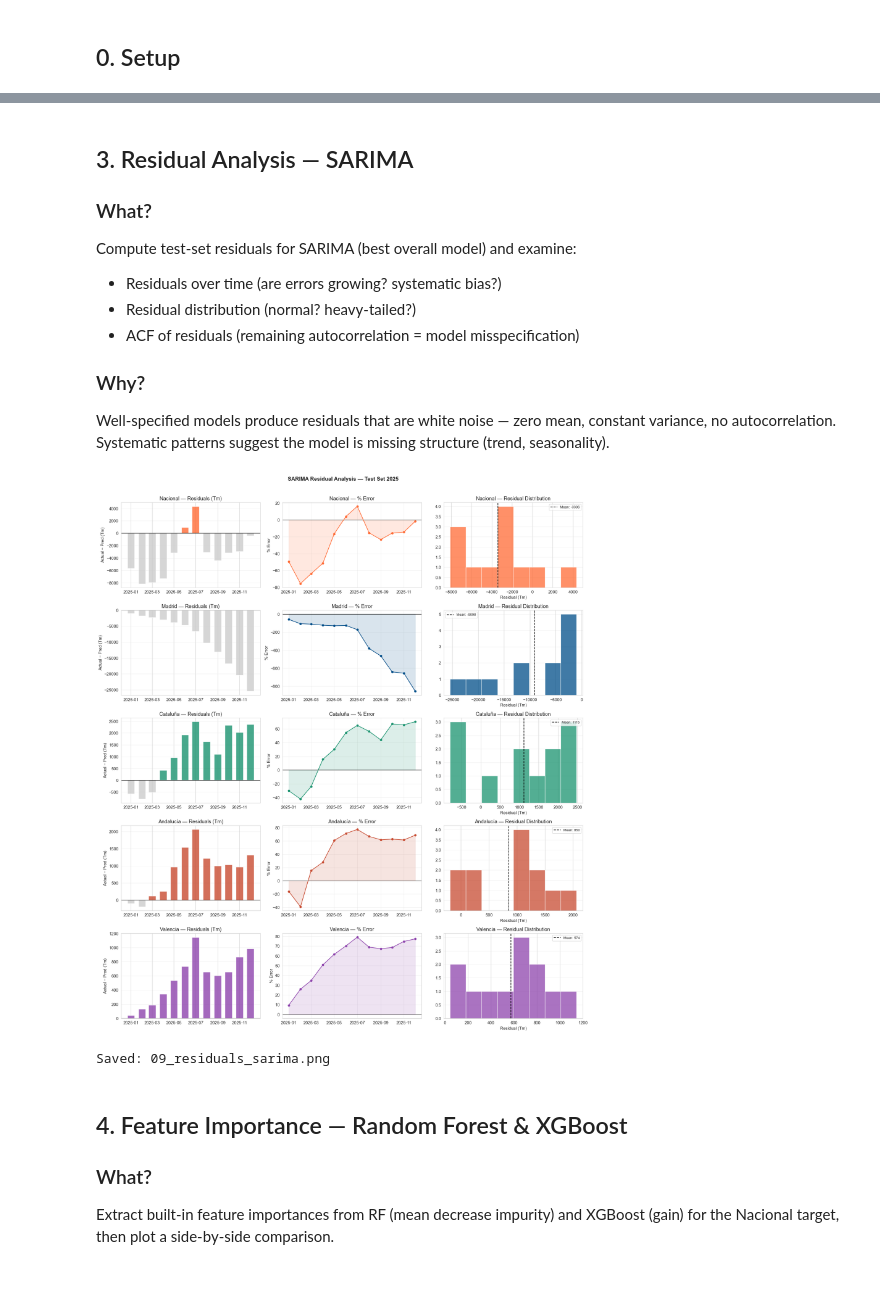
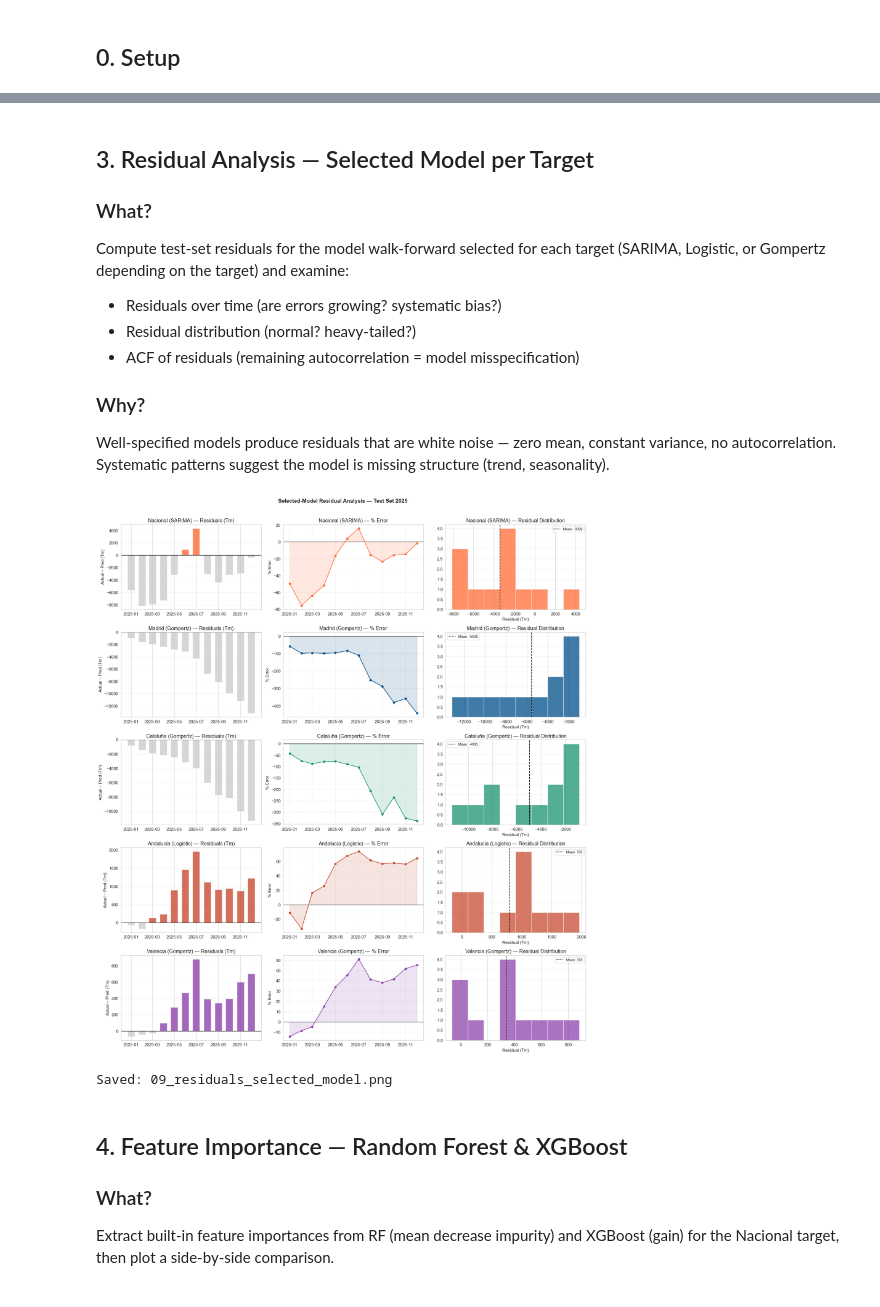
Before and after one commit to albertojrc/repsol-capstone, a Jupyter notebook: notebooks/09_evaluation.ipynb, the cells around one changed output, grey strips where cells are left out. Saved outputs shown, nothing was run; the diff lists cells and outputs as text; code cells hidden in the pictures.

```diff
--- a/notebooks/09_evaluation.ipynb
+++ b/notebooks/09_evaluation.ipynb
@@ -56,6 +56,9 @@ MODEL_COLORS = {
     'SARIMA':         '#2C7BB6',
     'Random Forest':  '#1A936F',
     'XGBoost':        '#D7191C',
+    'Logistic':       '#E8A33D',
+    'Gompertz':       '#5C3D5E',
+    'Ridge':          '#777777',
 }
 # Only the _lag1 macro features are used -- the contemporaneous IPI_original /
 # IPC_var_anual / Tasa_paro values are not actually known at forecast time
@@ -159,8 +162,10 @@ Andalucía SARIMA    897.9   1077.0   52.5     -1.924
 # %%
 fig, axes = plt.subplots(1, 2, figsize=(16, 6))
-models = ['SARIMA', 'Random Forest', 'XGBoost']
+# Ridge excluded from this chart: its MAPE/MAE are orders of magnitude larger
+# than every other candidate and would flatten the rest of the bars to zero.
+models = ['SARIMA', 'Logistic', 'Gompertz', 'Random Forest', 'XGBoost']
 x = np.arange(len(TARGETS))
-w = 0.25
+w = 0.15
 
 for ax, metric in zip(axes, ['MAPE', 'MAE']):
     for i, mdl in enumerate(models):
@@ -168,16 +173,16 @@ for ax, metric in zip(axes, ['MAPE', 'MAE']):
                 if len(df_metrics.loc[(df_metrics['Target']==t) & (df_metrics['Model']==mdl)]) > 0
                 else np.nan for t in TARGETS]
         bars = ax.bar(x + i*w, vals, width=w, label=mdl,
-                      color=list(MODEL_COLORS.values())[i], alpha=0.85, edgecolor='white')
+                      color=MODEL_COLORS.get(mdl, '#888888'), alpha=0.85, edgecolor='white')
         for bar, v in zip(bars, vals):
             if not np.isnan(v):
                 ax.text(bar.get_x() + bar.get_width()/2, bar.get_height() + (1 if metric=='MAPE' else 50),
-                        f'{v:.0f}', ha='center', va='bottom', fontsize=8)
-    ax.set_xticks(x + w)
+                        f'{v:.0f}', ha='center', va='bottom', fontsize=7)
+    ax.set_xticks(x + w*2)
     ax.set_xticklabels(TARGETS, fontsize=10)
     ax.set_ylabel(f'{metric} {"(%)" if metric=="MAPE" else "(Tm)"}')
     ax.set_title(f'{metric} by Model and Target — Test Set 2025')
-    ax.legend()
+    ax.legend(fontsize=8)
     ax.grid(True, alpha=0.3, axis='y')
 
 plt.suptitle('Model Performance Comparison — Biodiesel Diesel Nexa', fontsize=13, fontweight='bold')
@@ -243,9 +248,10 @@ print('Saved: 08_actual_vs_pred_all.png')
 Saved: 08_actual_vs_pred_all.png
 # %% [markdown]
-## 3. Residual Analysis — SARIMA
+## 3. Residual Analysis — Selected Model per Target
 
 ### What?
-Compute test-set residuals for SARIMA (best overall model) and examine:
+Compute test-set residuals for the model walk-forward selected for each target
+(SARIMA, Logistic, or Gompertz depending on the target) and examine:
 - Residuals over time (are errors growing? systematic bias?)
 - Residual distribution (normal? heavy-tailed?)
 - ACF of residuals (remaining autocorrelation = model misspecification)
@@ -254,54 +260,57 @@ Compute test-set residuals for SARIMA (best overall model) and examine:
 Well-specified models produce residuals that are white noise — zero mean, constant variance,
 no autocorrelation. Systematic patterns suggest the model is missing structure (trend, seasonality).
 # %%
+sel_model_map = dict(zip(df_final['Target'], df_final['Model']))
+
 fig, axes = plt.subplots(len(TARGETS), 3, figsize=(18, 4*len(TARGETS)))
 
 for row, tgt in enumerate(TARGETS):
-    sarima_df = df_pred[(df_pred['Target']==tgt) & (df_pred['Model']=='SARIMA')].copy()
-    sarima_df['Fecha'] = pd.to_datetime(sarima_df['Fecha'])
-    sarima_df['Residual'] = sarima_df['Actual'] - sarima_df['Pred']
-    sarima_df['Pct_Error'] = (sarima_df['Residual'] / sarima_df['Actual'].replace(0, np.nan)) * 100
+    sel = sel_model_map[tgt]
+    sel_df = df_pred[(df_pred['Target']==tgt) & (df_pred['Model']==sel)].copy()
+    sel_df['Fecha'] = pd.to_datetime(sel_df['Fecha'])
+    sel_df['Residual'] = sel_df['Actual'] - sel_df['Pred']
+    sel_df['Pct_Error'] = (sel_df['Residual'] / sel_df['Actual'].replace(0, np.nan)) * 100
 
     # --- Residuals over time ---
     ax0 = axes[row, 0]
     ax0.axhline(0, color='black', linewidth=1)
-    ax0.bar(sarima_df['Fecha'], sarima_df['Residual'],
-            color=[TARGET_COLORS[tgt] if r >= 0 else '#CCCCCC' for r in sarima_df['Residual']],
+    ax0.bar(sel_df['Fecha'], sel_df['Residual'],
+            color=[TARGET_COLORS[tgt] if r >= 0 else '#CCCCCC' for r in sel_df['Residual']],
             width=20, alpha=0.8)
-    ax0.set_title(f'{tgt} — Residuals (Tm)')
+    ax0.set_title(f'{tgt} ({sel}) — Residuals (Tm)')
     ax0.set_ylabel('Actual − Pred (Tm)')
     ax0.grid(True, alpha=0.3, axis='y')
 
     # --- % error over time ---
     ax1 = axes[row, 1]
     ax1.axhline(0, color='black', linewidth=1)
-    ax1.plot(sarima_df['Fecha'], sarima_df['Pct_Error'],
+    ax1.plot(sel_df['Fecha'], sel_df['Pct_Error'],
              color=TARGET_COLORS[tgt], marker='o', markersize=5, linewidth=1.5)
-    ax1.fill_between(sarima_df['Fecha'], sarima_df['Pct_Error'], alpha=0.15,
+    ax1.fill_between(sel_df['Fecha'], sel_df['Pct_Error'], alpha=0.15,
                      color=TARGET_COLORS[tgt])
-    ax1.set_title(f'{tgt} — % Error')
+    ax1.set_title(f'{tgt} ({sel}) — % Error')
     ax1.set_ylabel('% Error')
     ax1.grid(True, alpha=0.3)
 
     # --- Residual distribution ---
     ax2 = axes[row, 2]
-    resid_clean = sarima_df['Residual'].dropna()
+    resid_clean = sel_df['Residual'].dropna()
     ax2.hist(resid_clean, bins=8, color=TARGET_COLORS[tgt], alpha=0.75, edgecolor='white')
     ax2.axvline(resid_clean.mean(), color='black', linestyle='--', linewidth=1.5,
                 label=f'Mean: {resid_clean.mean():.0f}')
-    ax2.set_title(f'{tgt} — Residual Distribution')
+    ax2.set_title(f'{tgt} ({sel}) — Residual Distribution')
     ax2.set_xlabel('Residual (Tm)')
     ax2.legend(fontsize=9)
     ax2.grid(True, alpha=0.3, axis='y')
 
-plt.suptitle('SARIMA Residual Analysis — Test Set 2025', fontsize=14, fontweight='bold', y=1.01)
+plt.suptitle('Selected-Model Residual Analysis — Test Set 2025', fontsize=14, fontweight='bold', y=1.01)
 plt.tight_layout()
-plt.savefig(FIGS / '09_residuals_sarima.png', dpi=150, bbox_inches='tight')
+plt.savefig(FIGS / '09_residuals_selected_model.png', dpi=150, bbox_inches='tight')
 plt.show()
-print('Saved: 09_residuals_sarima.png')
+print('Saved: 09_residuals_selected_model.png')
 # %% [output]
-[figure, old version]
+[figure, new version]
-Saved: 09_residuals_sarima.png
+Saved: 09_residuals_selected_model.png
 # %% [markdown]
 ## 4. Feature Importance — Random Forest & XGBoost
 
```
Also changed, not shown: parts of 11 cells of this notebook, 15 other files.
